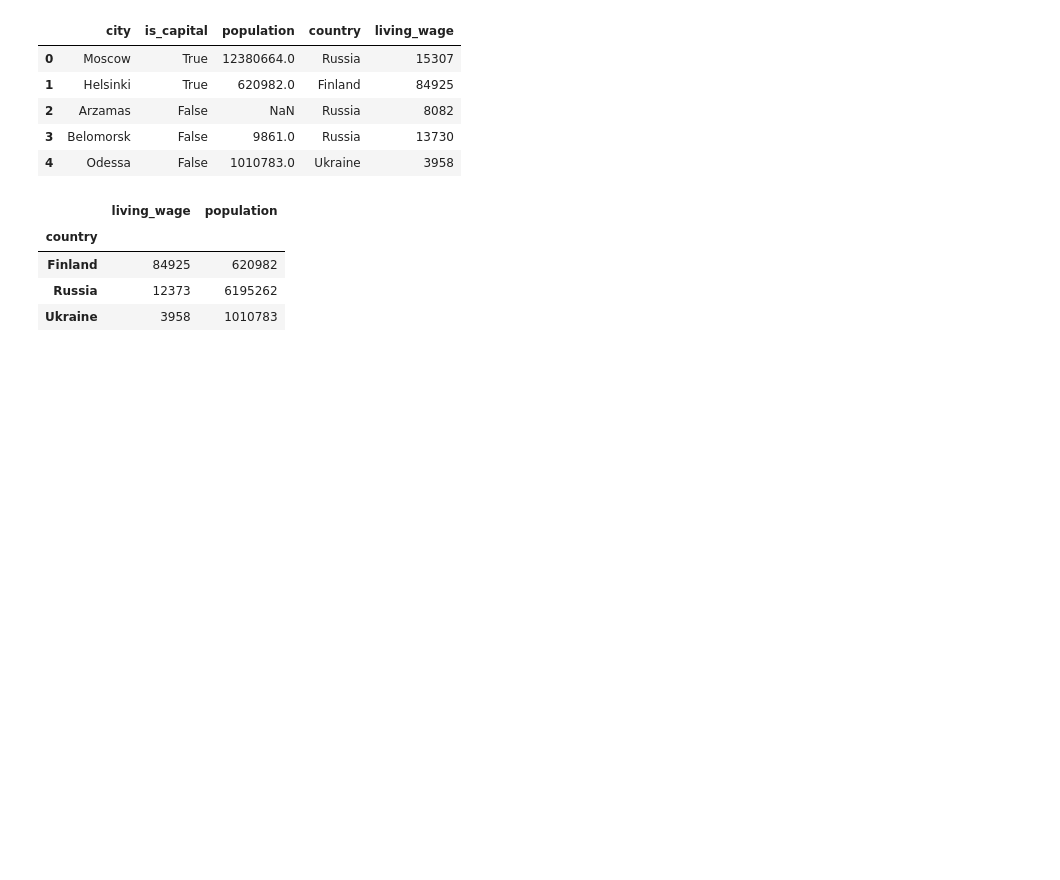
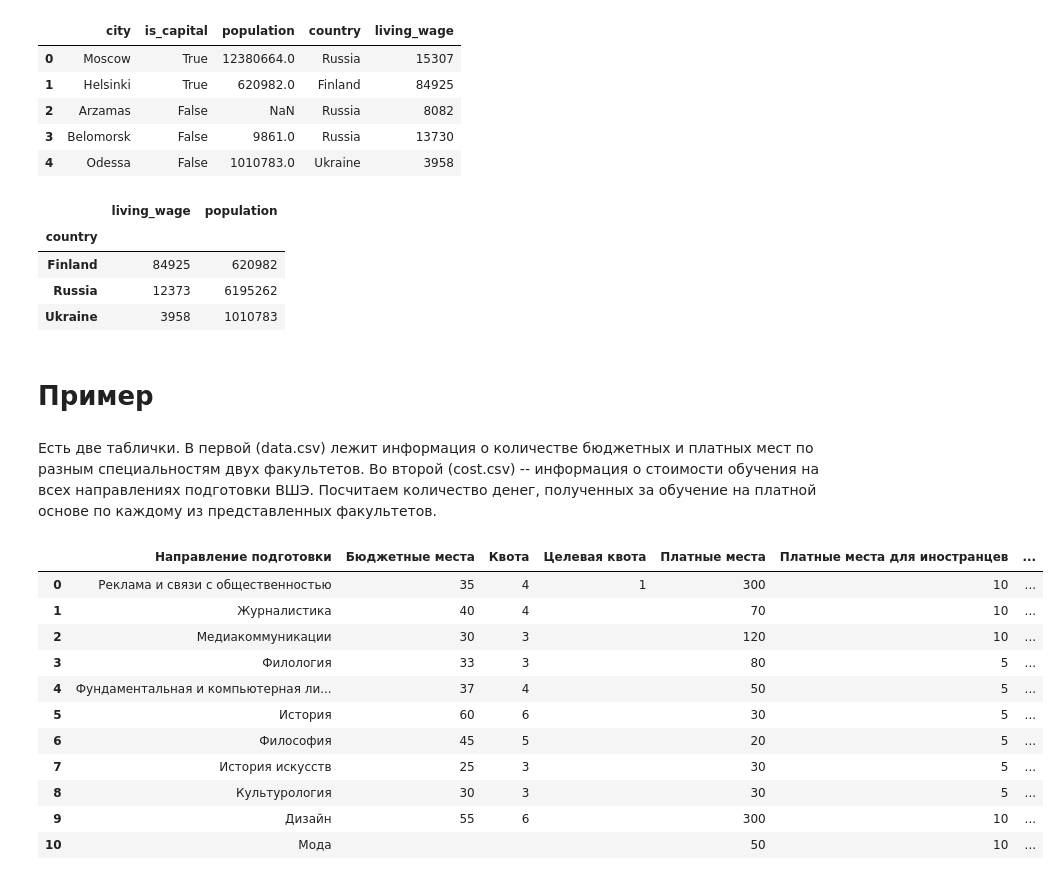
Before and after one commit to katchinsky/practice_2017, a Jupyter notebook: S 13, Pandas.ipynb, the cells around one changed output. Saved outputs shown, nothing was run; the diff lists cells and outputs as text; code cells hidden in the pictures; blank space fills up the shorter version.

Commit message:
Добавила пример

```diff
--- a/S 13, Pandas.ipynb
+++ b/S 13, Pandas.ipynb
@@ -556,3 +556,23 @@ df.pivot_table(['population', 'living_wage'], ['country'], aggfunc='mean', fill_
 | Finland | 84925 | 620982 |
 | Russia | 12373 | 6195262 |
 | Ukraine | 3958 | 1010783 |
+# %% [markdown]
+# Пример
+# %% [markdown]
+Есть две таблички. В первой (data.csv) лежит информация о количестве бюджетных и платных мест по разным специальностям двух факультетов. Во второй (cost.csv) -- информация о стоимости обучения на всех направлениях подготовки ВШЭ. Посчитаем количество денег, полученных за обучение на платной основе по каждому из представленных факультетов.
+# %%
+data = pd.read_csv("data.csv", sep=',', header=0) # Считаем файлы
+data
+# %% [output]
+|  | Направление подготовки | Бюджетные места | Квота | Целевая квота | Платные места | Платные места для иностранцев | ... |
+| 0 | Реклама и связи с общественностью | 35 | 4 | 1 | 300 | 10 | ... |
+| 1 | Журналистика | 40 | 4 |  | 70 | 10 | ... |
+| 2 | Медиакоммуникации | 30 | 3 |  | 120 | 10 | ... |
+| 3 | Филология | 33 | 3 |  | 80 | 5 | ... |
+| 4 | Фундаментальная и компьютерная ли... | 37 | 4 |  | 50 | 5 | ... |
+| 5 | История | 60 | 6 |  | 30 | 5 | ... |
+| 6 | Философия | 45 | 5 |  | 20 | 5 | ... |
+| 7 | История искусств | 25 | 3 |  | 30 | 5 | ... |
+| 8 | Культурология | 30 | 3 |  | 30 | 5 | ... |
+| 9 | Дизайн | 55 | 6 |  | 300 | 10 | ... |
+| 10 | Мода |  |  |  | 50 | 10 | ... |
```
Also changed, not shown: parts of 11 cells of this notebook.
